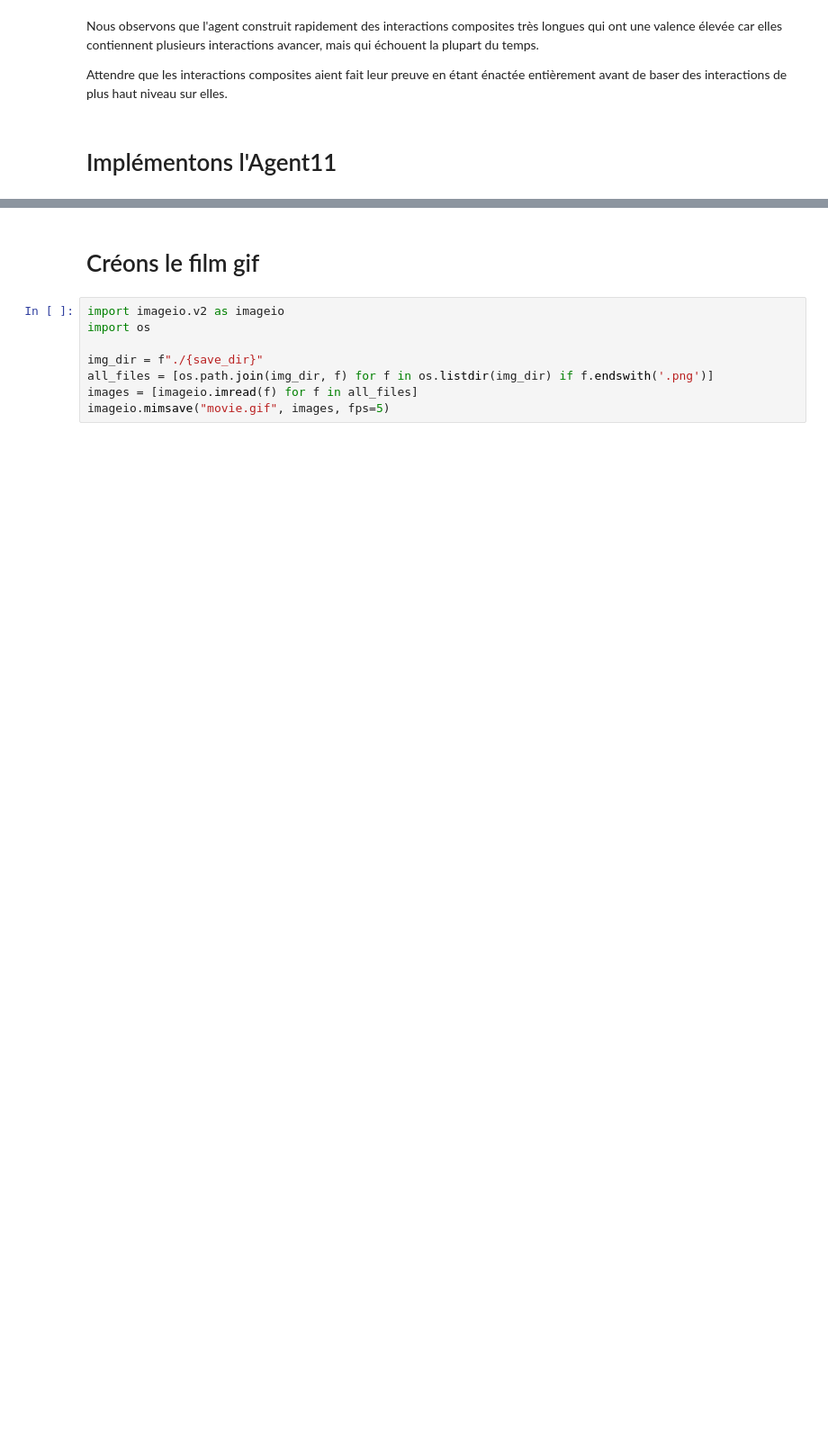
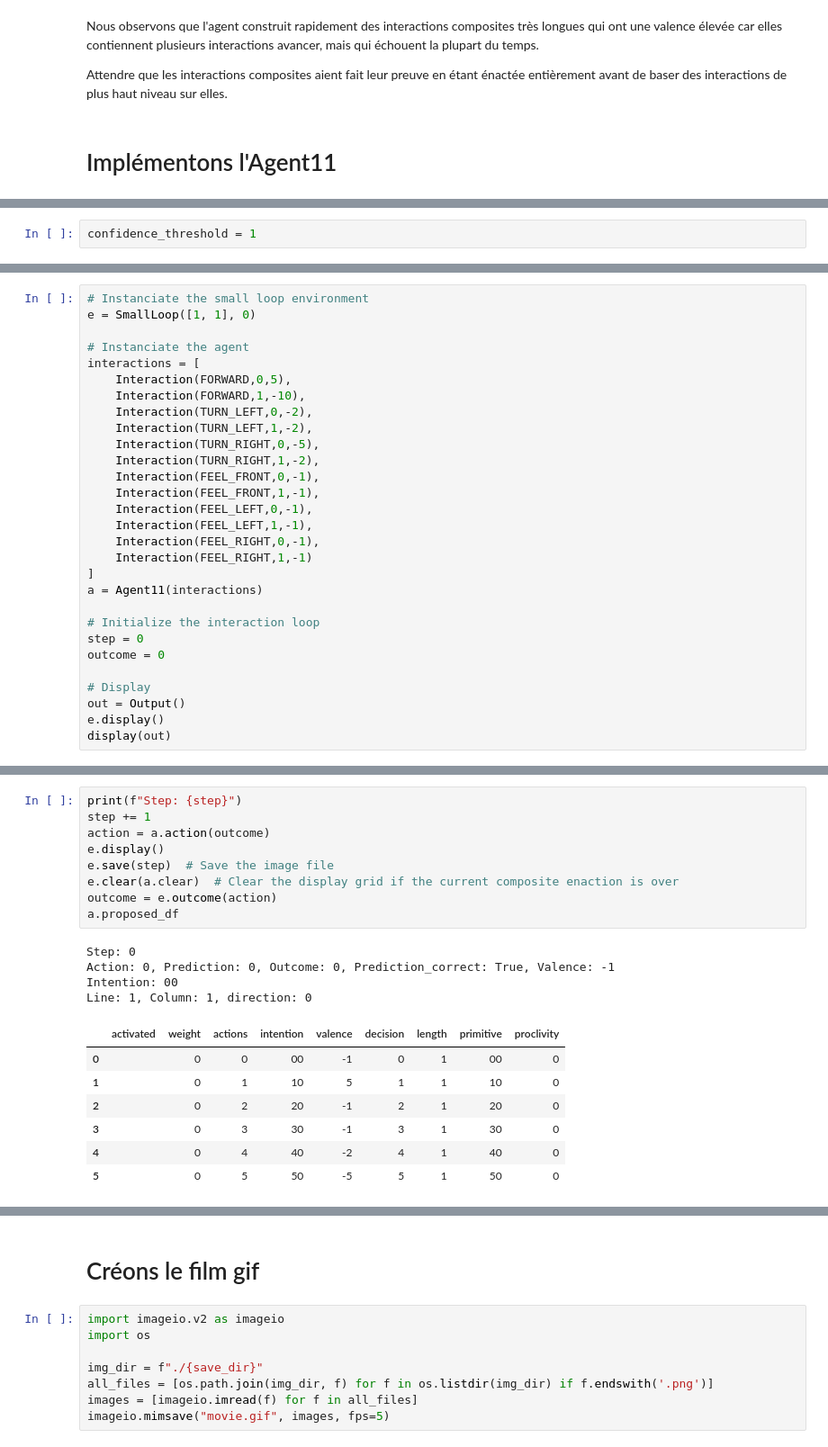
Before and after one commit to PetiteIA/schema_mechanism, a Jupyter notebook: notebooks/agent11.ipynb, the cells around one changed output, grey strips where cells are left out. Shown at 90% size. Drawn from its saved outputs; the diff is of its cells as text; blank space fills up the shorter version.

Commit message:
agent11.ipynb ok

```diff
--- a/notebooks/agent11.ipynb
+++ b/notebooks/agent11.ipynb
@@ -540,0 +540,2 @@ Attendre que les interactions composites aient fait leur preuve en étant énact
+# %%
+confidence_threshold = 1
@@ -540,0 +572,29 @@ Attendre que les interactions composites aient fait leur preuve en étant énact
+# %%
+# Instanciate the small loop environment
+e = SmallLoop([1, 1], 0)
+
+# Instanciate the agent
+interactions = [
+    Interaction(FORWARD,0,5),
+    Interaction(FORWARD,1,-10),
+    Interaction(TURN_LEFT,0,-2),
+    Interaction(TURN_LEFT,1,-2),
+    Interaction(TURN_RIGHT,0,-5),
+    Interaction(TURN_RIGHT,1,-2),
+    Interaction(FEEL_FRONT,0,-1),
+    Interaction(FEEL_FRONT,1,-1),
+    Interaction(FEEL_LEFT,0,-1),
+    Interaction(FEEL_LEFT,1,-1),
+    Interaction(FEEL_RIGHT,0,-1),
+    Interaction(FEEL_RIGHT,1,-1)
+]
+a = Agent11(interactions)
+
+# Initialize the interaction loop
+step = 0
+outcome = 0
+
+# Display
+out = Output()
+e.display()
+display(out)
@@ -540,0 +603,21 @@ Attendre que les interactions composites aient fait leur preuve en étant énact
+# %%
+print(f"Step: {step}")
+step += 1
+action = a.action(outcome)
+e.display()
+e.save(step)  # Save the image file
+e.clear(a.clear)  # Clear the display grid if the current composite enaction is over
+outcome = e.outcome(action)
+a.proposed_df
+# %% [output]
+Step: 0
+Action: 0, Prediction: 0, Outcome: 0, Prediction_correct: True, Valence: -1
+Intention: 00
+Line: 1, Column: 1, direction: 0
+|  | activated | weight | actions | intention | valence | decision | length | primitive | proclivity |
+| 0 |  | 0 | 0 | 00 | -1 | 0 | 1 | 00 | 0 |
+| 1 |  | 0 | 1 | 10 | 5 | 1 | 1 | 10 | 0 |
+| 2 |  | 0 | 2 | 20 | -1 | 2 | 1 | 20 | 0 |
+| 3 |  | 0 | 3 | 30 | -1 | 3 | 1 | 30 | 0 |
+| 4 |  | 0 | 4 | 40 | -2 | 4 | 1 | 40 | 0 |
+| 5 |  | 0 | 5 | 50 | -5 | 5 | 1 | 50 | 0 |
```
Also changed, not shown: parts of 14 cells of this notebook, 1 other file.
